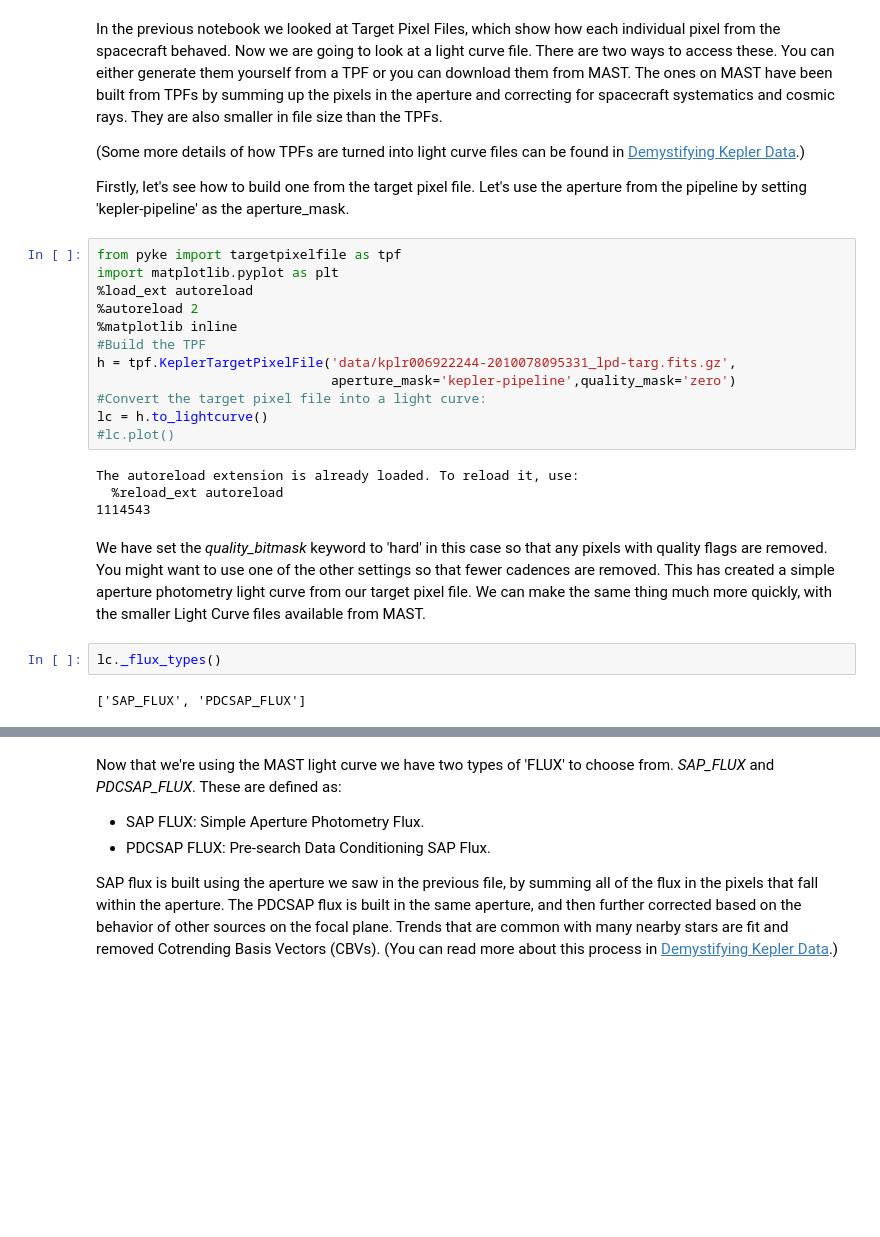
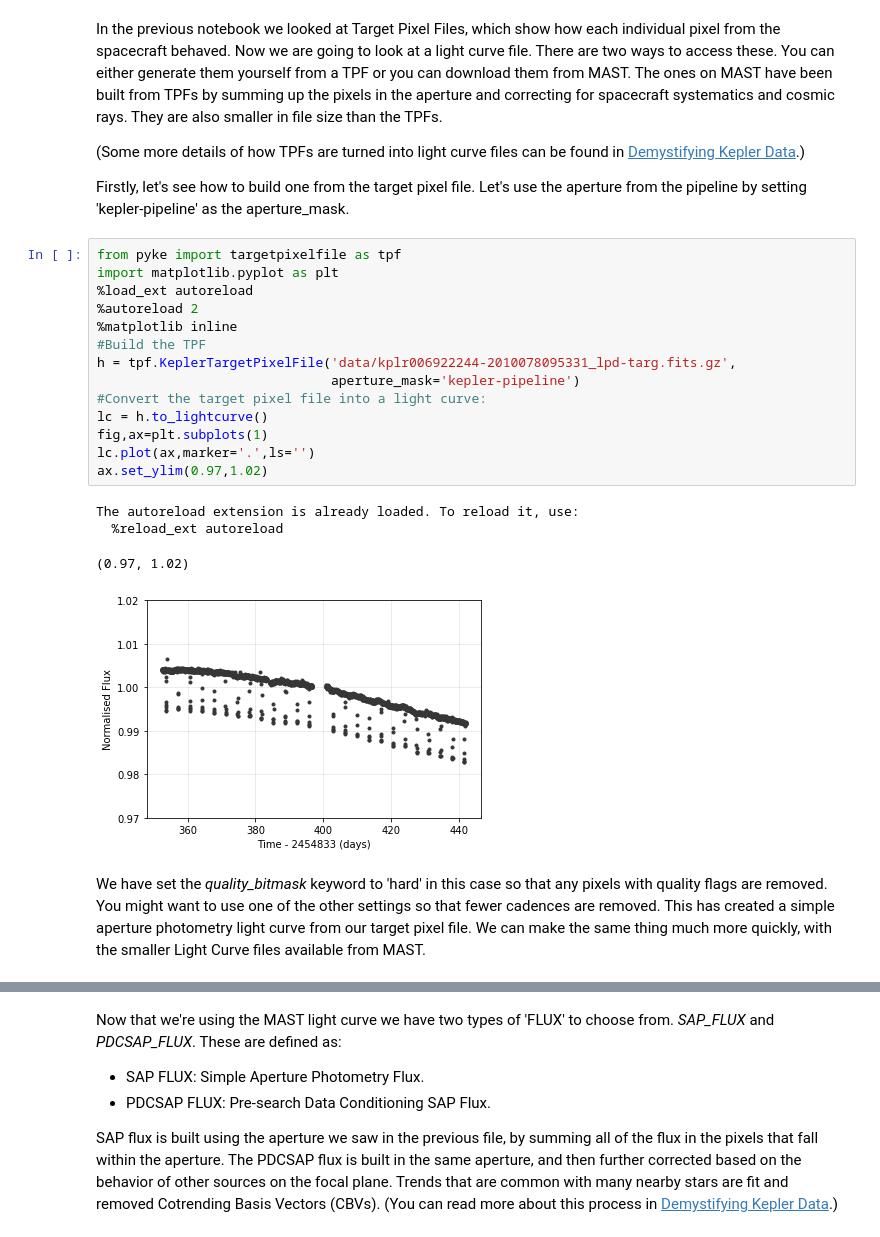
Before and after one commit to christinahedges/k2torials, a Jupyter notebook: notebooks/01.03-Investigating-LC-Files.ipynb, the cells around one changed output, grey strips where cells are left out. Drawn from its saved outputs; the diff is of its cells as text; blank space fills up the shorter version.

```diff
--- a/notebooks/01.03-Investigating-LC-Files.ipynb
+++ b/notebooks/01.03-Investigating-LC-Files.ipynb
@@ -16,25 +16,24 @@ Firstly, let's see how to build one from the target pixel file. Let's use the ap
 # %%
 from pyke import targetpixelfile as tpf
 import matplotlib.pyplot as plt
 %load_ext autoreload
 %autoreload 2
 %matplotlib inline
 #Build the TPF
 h = tpf.KeplerTargetPixelFile('data/kplr006922244-2010078095331_lpd-targ.fits.gz',
-                              aperture_mask='kepler-pipeline',quality_mask='zero')
+                              aperture_mask='kepler-pipeline')
 #Convert the target pixel file into a light curve:
 lc = h.to_lightcurve()
-#lc.plot()
+fig,ax=plt.subplots(1)
+lc.plot(ax,marker='.',ls='')
+ax.set_ylim(0.97,1.02)
 # %% [output]
 The autoreload extension is already loaded. To reload it, use:
   %reload_ext autoreload
-1114543
+(0.97, 1.02)
+[figure, added]
 # %% [markdown]
 We have set the *quality_bitmask* keyword to 'hard' in this case so that any pixels with quality flags are removed. You might want to use one of the other settings so that fewer cadences are removed. This has created a simple aperture photometry light curve from our target pixel file. We can make the same thing much more quickly, with the smaller Light Curve files available from MAST.
-# %%
-lc._flux_types()
-# %% [output]
-['SAP_FLUX', 'PDCSAP_FLUX']
 # %%
 from pyke import lightcurve
 lc = lightcurve.KeplerLightCurveFile('data/kplr006922244-2010078095331_llc.fits',quality_mask='hard')
```
Also changed, not shown: parts of 2 cells of this notebook, 1 other file.
